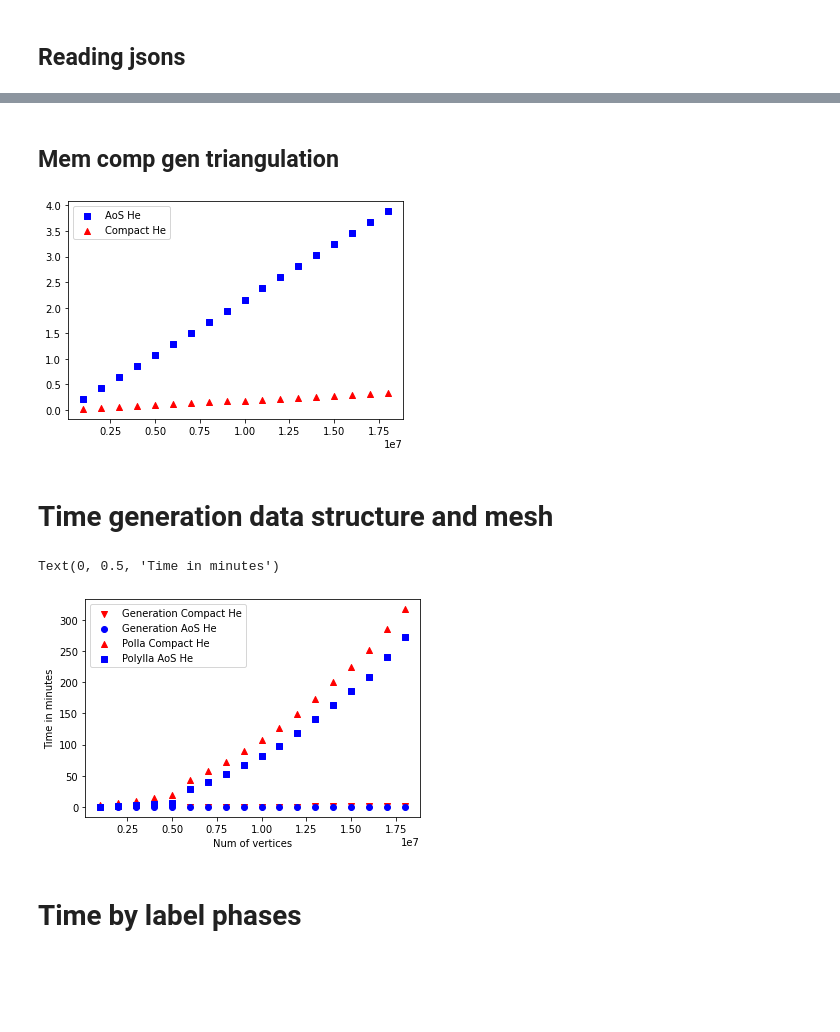
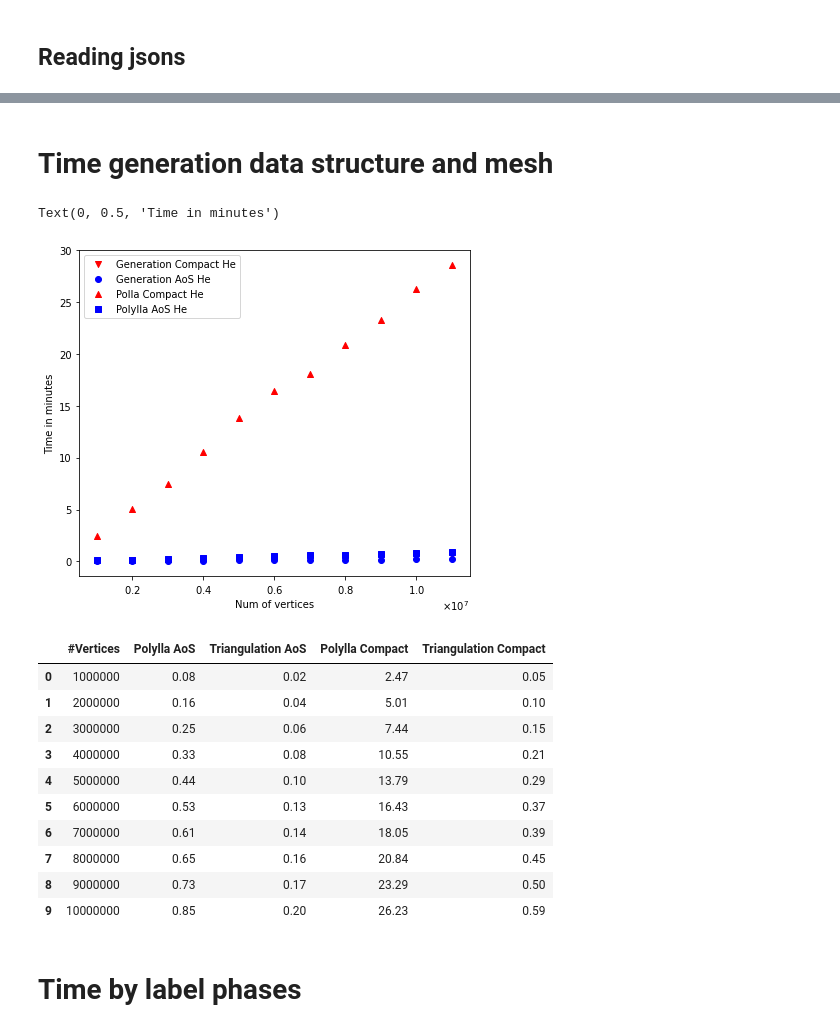
Before and after one commit to ssalinasfe/Compact-Polylla-Mesh, a Jupyter notebook: pruebas/output/plots.ipynb, the cells around one changed output, grey strips where cells are left out. Cells and saved outputs as stored; diff of their text form; code cells hidden in the pictures; blank space fills up the shorter version.

Commit message:
generate table for mesh generation comp

```diff
--- a/pruebas/output/plots.ipynb
+++ b/pruebas/output/plots.ipynb
@@ -4,8 +4,8 @@
 import matplotlib as mpl
 import matplotlib.pyplot as plt
 import numpy as np
-#plt.rcParams["figure.figsize"] = (7,6)
-plt.rcParams["figure.figsize"] = (10,6)
+plt.rcParams["figure.figsize"] = (7,6)
+#plt.rcParams["figure.figsize"] = (10,6)
 #mpl.rcParams['figure.dpi'] = 800
 #mpl.rcParams['figure.figsize'] = [60, 60]
 
@@ -45,12 +45,17 @@ for js in mem_files:
 data_mem = pd.concat(mem_data_to_append, axis=1)
 data_mem = data_mem.transpose()
 
-#data_time = pd.DataFrame(columns=['time_triangulation_generation','time_to_label_max_edges', 'time_to_label_frontier_edges', 'time_to_label_seed_edges', 'time_to_traversal_and_repair', 'time_to_traversal', 'time_to_repair', 'polygons', 'n_frontier_edges', 'n_barrier_edge_tips', 'n_half_edges', 'n_faces', 'n_vertices'])
-data_time['Polylla_time'] = data_time['time_to_label_max_edges'] + data_time['time_to_label_frontier_edges'] + data_time['time_to_label_seed_edges'] + data_time['time_to_traversal_and_repair']
-data_time_compact['Polylla_time'] = data_time_compact['time_to_label_max_edges'] + data_time_compact['time_to_label_frontier_edges'] + data_time_compact['time_to_label_seed_edges'] + data_time_compact['time_to_traversal_and_repair']
 
-data_time['Label_phase'] = data_time['time_to_label_max_edges'] + data_time['time_to_label_frontier_edges'] + data_time['time_to_label_seed_edges']
-data_time_compact['Label_phase'] = data_time_compact['time_to_label_max_edges'] + data_time_compact['time_to_label_frontier_edges'] + data_time_compact['time_to_label_seed_edges']
+#Geometric data as integer
+data_time['n_vertices'] = data_time['n_vertices'].astype(int)
+data_time['n_half_edges'] = data_time['n_half_edges'].astype(int)
+data_time['n_faces'] = data_time['n_faces'].astype(int)
+data_time['n_barrier_edge_tips'] = data_time['n_barrier_edge_tips'].astype(int)
+
+data_time_compact['n_vertices'] = data_time_compact['n_vertices'].astype(int)
+data_time_compact['n_half_edges'] = data_time_compact['n_half_edges'].astype(int)
+data_time_compact['n_faces'] = data_time_compact['n_faces'].astype(int)
+data_time_compact['n_barrier_edge_tips'] = data_time_compact['n_barrier_edge_tips'].astype(int)
 
 ## Convert byte to gb
 data_mem['mem_triangulation'] = data_mem['mem_triangulation']/1000000000
@@ -62,22 +67,22 @@ data_mem['mem_gen_polylla'] = data_mem['mem_gen_polylla']/1000000000
 data_mem['mem_polylla'] = data_mem['mem_polylla'] - data_mem['mem_gen_triangulation']
 
 ## Convert ms to minutes
-
+data_time['time_to_generate_polygonal_mesh'] = data_time['time_to_generate_polygonal_mesh']/60000
 data_time['time_triangulation_generation'] = data_time['time_triangulation_generation']/60000
 data_time['time_to_label_max_edges'] = data_time['time_to_label_max_edges']/60000
 data_time['time_to_label_frontier_edges'] = data_time['time_to_label_frontier_edges']/60000
 data_time['time_to_label_seed_edges'] = data_time['time_to_label_seed_edges']/60000
+data_time['time_to_label_total'] = data_time['time_to_label_total']/60000
 data_time['time_to_traversal_and_repair'] = data_time['time_to_traversal_and_repair']/60000
 data_time['time_to_traversal'] = data_time['time_to_traversal']/60000
 data_time['time_to_repair'] = data_time['time_to_repair']/60000
-data_time['Polylla_time'] = data_time['Polylla_time']/60000
-data_time['Label_phase'] = data_time['Label_phase']/60000
+
+data_time_compact['time_to_generate_polygonal_mesh'] = data_time_compact['time_to_generate_polygonal_mesh']/60000
 data_time_compact['time_triangulation_generation'] = data_time_compact['time_triangulation_generation']/60000
 data_time_compact['time_to_label_max_edges'] = data_time_compact['time_to_label_max_edges']/60000
 data_time_compact['time_to_label_frontier_edges'] = data_time_compact['time_to_label_frontier_edges']/60000
 data_time_compact['time_to_label_seed_edges'] = data_time_compact['time_to_label_seed_edges']/60000
+data_time_compact['time_to_label_total'] = data_time_compact['time_to_label_total']/60000
 data_time_compact['time_to_traversal_and_repair'] = data_time_compact['time_to_traversal_and_repair']/60000
 data_time_compact['time_to_traversal'] = data_time_compact['time_to_traversal']/60000
 data_time_compact['time_to_repair'] = data_time_compact['time_to_repair']/60000
-data_time_compact['Polylla_time'] = data_time_compact['Polylla_time']/60000
-data_time_compact['Label_phase'] = data_time_compact['Label_phase']/60000
@@ -175,29 +89,43 @@ plt.ticklabel_format(style='sci', axis='x', scilimits=(0,0))
-# %% [markdown]
-## Mem comp gen triangulation
-# %%
-plt.scatter(data_mem.num_vertices, data_mem.mem_gen_triangulation, c="blue" ,marker="s",  label='AoS He')
-plt.scatter(data_mem.num_vertices, data_mem.mem_gen_compact_triangulation, c="red",marker="^", label='Compact He')
-plt.legend()
-plt.ticklabel_format(style='sci', axis='x', scilimits=(0,0))
-# %% [output]
-[figure, removed]
 # %% [markdown]
 # Time generation data structure and mesh
 # %%
 plt.scatter(data_time_compact.n_vertices, data_time_compact.time_triangulation_generation, c="red",marker="v", label='Generation Compact He')
 plt.scatter(data_time.n_vertices, data_time.time_triangulation_generation,c="blue" ,marker="o",  label='Generation AoS He')
 
 #data_time.columns.to_list()
-plt.scatter(data_time_compact.n_vertices, data_time_compact.Polylla_time, c="red",marker="^", label='Polla Compact He')
-plt.scatter(data_time.n_vertices, data_time.Polylla_time, c="blue" ,marker="s",  label='Polylla AoS He')
+plt.scatter(data_time_compact.n_vertices, data_time_compact.time_to_generate_polygonal_mesh, c="red",marker="^", label='Polla Compact He')
+plt.scatter(data_time.n_vertices, data_time.time_to_generate_polygonal_mesh, c="blue" ,marker="s",  label='Polylla AoS He')
 
 plt.legend()
-plt.ticklabel_format(style='sci', axis='x', scilimits=(0,0))
+plt.ticklabel_format(style='sci', useMathText=True,  axis='x', scilimits=(0,0))
 plt.xlabel("Num of vertices")
 plt.ylabel("Time in minutes")
 # %% [output]
 Text(0, 0.5, 'Time in minutes')
-[figure, old version]
+[figure, new version]
+# %%
+from pandasql import sqldf
+pysqldf = lambda q: sqldf(q, globals())
+
+q = """SELECT data_time.n_vertices as "#Vertices", data_time.time_to_generate_polygonal_mesh as "Polylla AoS", data_time.time_triangulation_generation as "Triangulation AoS", data_time_compact.time_to_generate_polygonal_mesh as "Polylla Compact", data_time_compact.time_triangulation_generation as "Triangulation Compact"
+    FROM data_time, data_time_compact
+    WHERE data_time.n_vertices = data_time_compact.n_vertices
+    ORDER BY data_time.n_vertices
+    LIMIT 10;"""
+
+pysqldf(q).round(2)
+# %% [output]
+|  | #Vertices | Polylla AoS | Triangulation AoS | Polylla Compact | Triangulation Compact |
+| 0 | 1000000 | 0.08 | 0.02 | 2.47 | 0.05 |
+| 1 | 2000000 | 0.16 | 0.04 | 5.01 | 0.10 |
+| 2 | 3000000 | 0.25 | 0.06 | 7.44 | 0.15 |
+| 3 | 4000000 | 0.33 | 0.08 | 10.55 | 0.21 |
+| 4 | 5000000 | 0.44 | 0.10 | 13.79 | 0.29 |
+| 5 | 6000000 | 0.53 | 0.13 | 16.43 | 0.37 |
+| 6 | 7000000 | 0.61 | 0.14 | 18.05 | 0.39 |
+| 7 | 8000000 | 0.65 | 0.16 | 20.84 | 0.45 |
+| 8 | 9000000 | 0.73 | 0.17 | 23.29 | 0.50 |
+| 9 | 10000000 | 0.85 | 0.20 | 26.23 | 0.59 |
 # %% [markdown]
 # Time by label phases
 # %%
```
Also changed, not shown: parts of 21 cells of this notebook, 54 other files.
